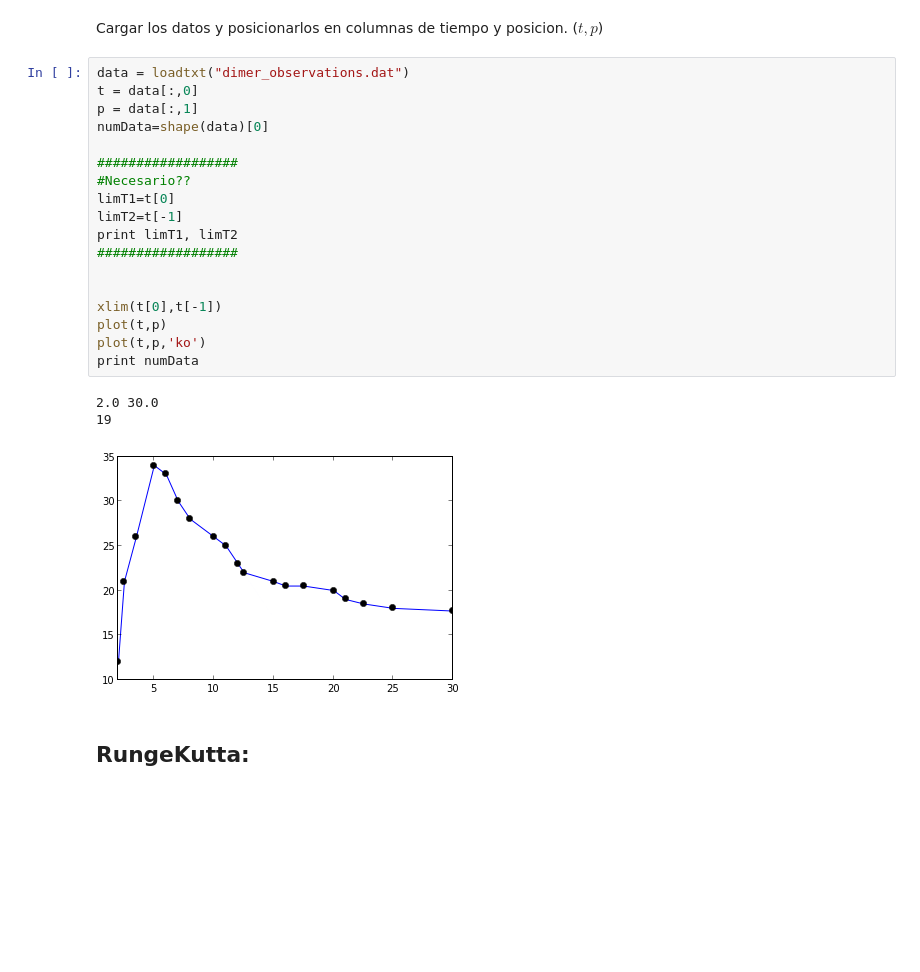
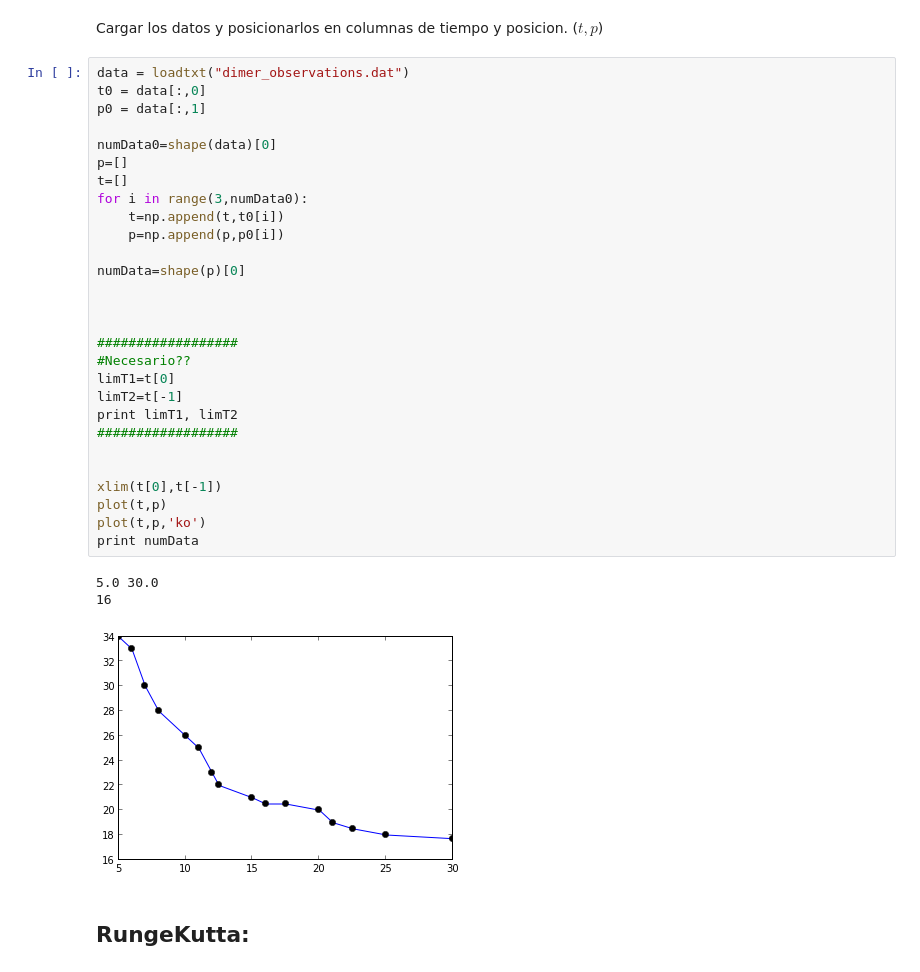
Before and after one commit to HalbardHobby/FisicaComputacional, a Jupyter notebook: Tarea8/TryDis.ipynb, the cells around one changed output. Drawn from its saved outputs; the diff is of its cells as text; blank space fills up the shorter version.

```diff
--- a/Tarea8/TryDis.ipynb
+++ b/Tarea8/TryDis.ipynb
@@ -8,26 +8,36 @@ For more information, type 'help(pylab)'.
 Cargar los datos y posicionarlos en columnas de tiempo y posicion. ($t, p$)
 # %%
 data = loadtxt("dimer_observations.dat")
-t = data[:,0]
-p = data[:,1]
-numData=shape(data)[0]
+t0 = data[:,0]
+p0 = data[:,1]
+
+numData0=shape(data)[0]
+p=[]
+t=[]
+for i in range(3,numData0):
+    t=np.append(t,t0[i])
+    p=np.append(p,p0[i])
+
+numData=shape(p)[0]
+
+
 
 ##################
 #Necesario??
 limT1=t[0]
 limT2=t[-1]
 print limT1, limT2
 ##################
 
 
 xlim(t[0],t[-1])
 plot(t,p)
 plot(t,p,'ko')
 print numData
 # %% [output]
-2.0 30.0
-19
+5.0 30.0
+16
-[figure, old version]
+[figure, new version]
 # %% [markdown]
 ## RungeKutta:
 # %%
```
Also changed, not shown: parts of 9 cells of this notebook.
